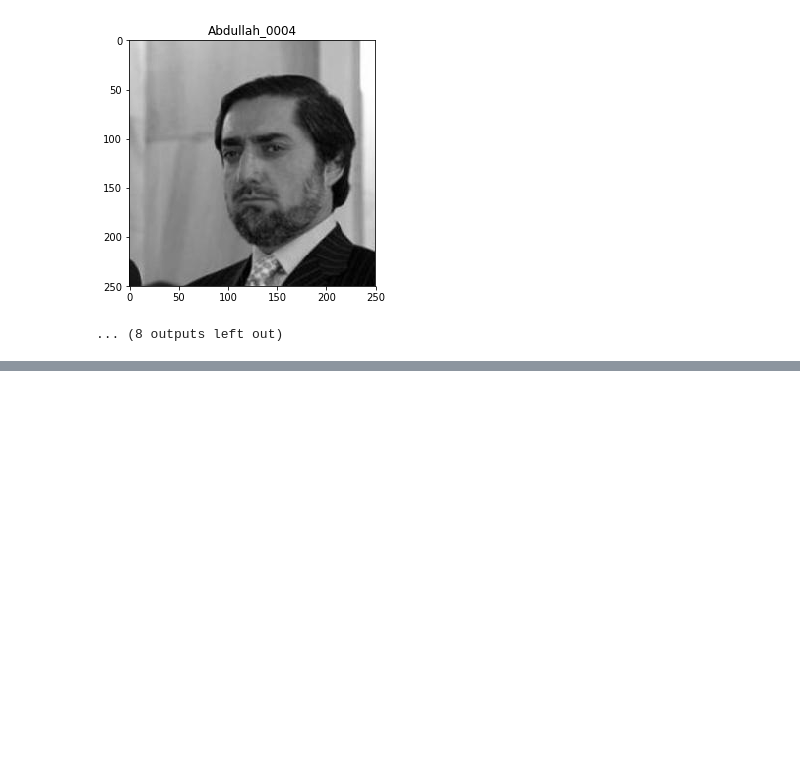
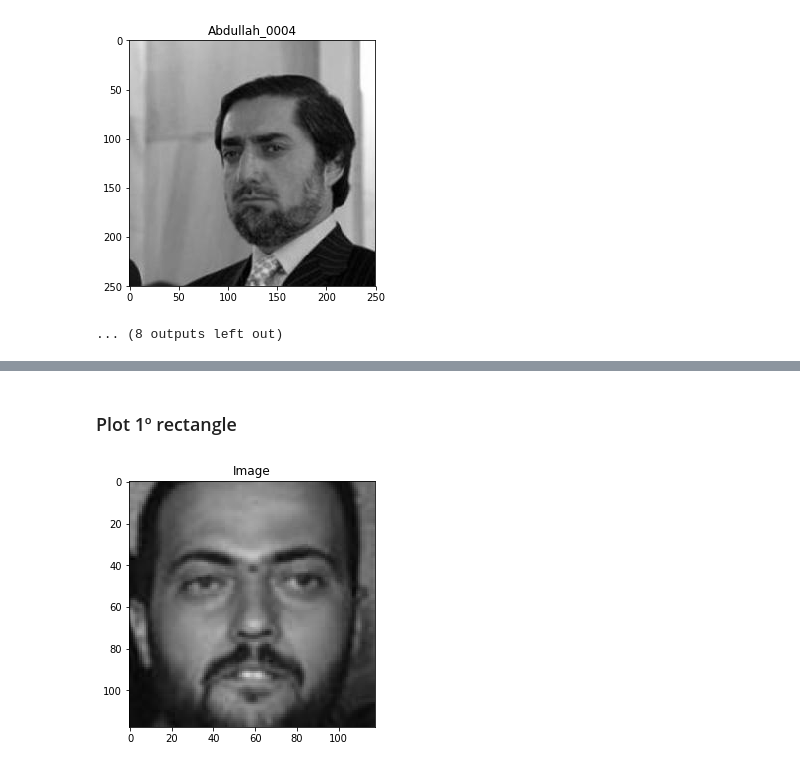
Before and after one commit to bkemmer/custom_cnn, a Jupyter notebook: notebooks/initialpreprocessing.ipynb, the cells around one changed output, grey strips where cells are left out. Cells and saved outputs as stored; diff of their text form; code cells hidden in the pictures; blank space fills up the shorter version.

```diff
--- a/notebooks/initialpreprocessing.ipynb
+++ b/notebooks/initialpreprocessing.ipynb
@@ -129,0 +145,4 @@ processImages(df=df_train, limit=10)
+# %%
+def crop_image(original_image, column, row, width, height):
+    # the goal is crop the biggest area
+    return original_image[row:row+height, column:column + width]
@@ -129,0 +196,9 @@ processImages(df=df_train, limit=10)
+# %% [markdown]
+### Plot 1º rectangle
+# %%
+cropped_image = crop_image(original_image=original_image, column=detected_faces[0,0], row=detected_faces[0,1],
+                           width=detected_faces[0,2], height=detected_faces[0,3])
+
+plt_img(cropped_image)
+# %% [output]
+[figure, added]
```
Also changed, not shown: parts of 25 cells of this notebook, 1 other file.
